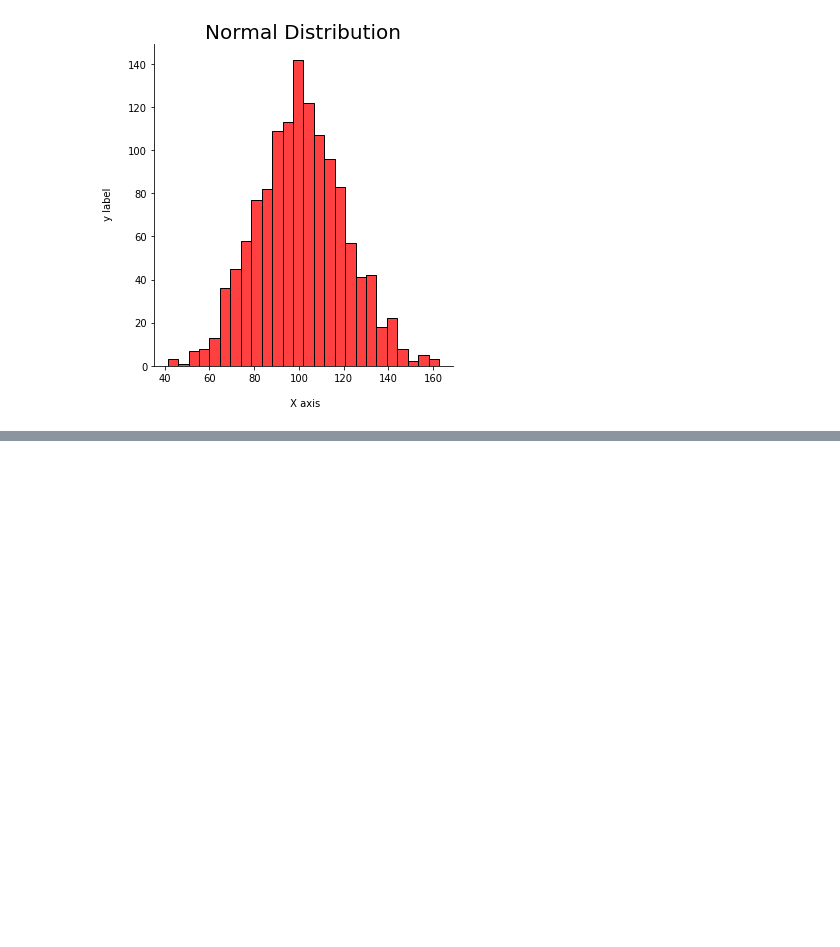
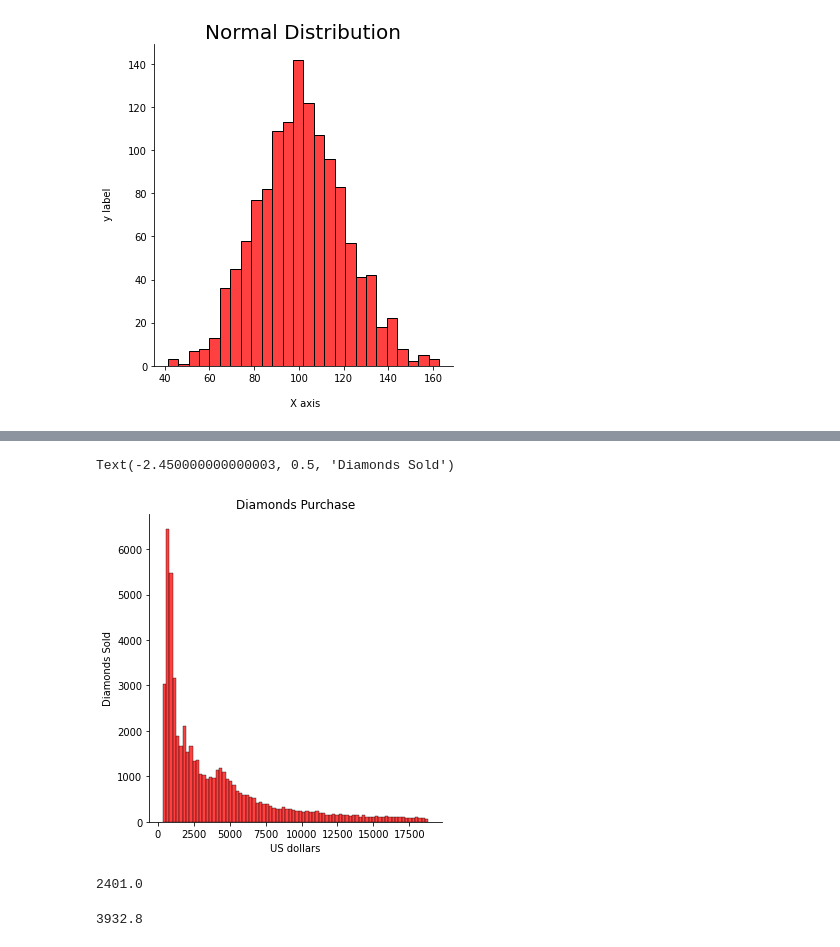
Before and after one commit to rmarsenault02/Data-Visualization-, a Jupyter notebook: distribution.ipynb, the cells around one changed output, grey strips where cells are left out. Saved outputs shown, nothing was run; the diff lists cells and outputs as text; code cells hidden in the pictures; blank space fills up the shorter version.

```diff
--- a/distribution.ipynb
+++ b/distribution.ipynb
@@ -32,3 +32,6 @@ plt.ylabel(" y label",labelpad=15)
 # %% [output]
 Text(3.674999999999997, 0.5, ' y label')
 [figure]
+# %%
+Diamonds_Data = sns.load_dataset('diamonds') # Code to import data library in the seaborn cloud
+Diamonds_Data.head()
@@ -34,0 +58,5 @@ Text(3.674999999999997, 0.5, ' y label')
+# %%
+pd.options.display.max_rows = 53490
+Diamonds_Data
+diamonds =Diamonds_Data.replace(np.nan, 0) # replace null and nan values in the whole data frame
+diamonds
@@ -34,0 +77,18 @@ Text(3.674999999999997, 0.5, ' y label')
+# %%
+ax = sns.displot(diamonds['price'],kde = False, color="red")
+plt.title("Diamonds Purchase")
+plt.xlabel("US dollars")
+plt.ylabel("Diamonds Sold")
+# %% [output]
+Text(-2.450000000000003, 0.5, 'Diamonds Sold')
+[figure, added]
+# %%
+median = round(Diamonds_Data['price'].median(),1)
+median
+# %% [output]
+2401.0
+# %%
+mean = round(Diamonds_Data['price'].mean(),1)
+mean
+# %% [output]
+3932.8
```
Also changed, not shown: parts of 4 cells of this notebook.
